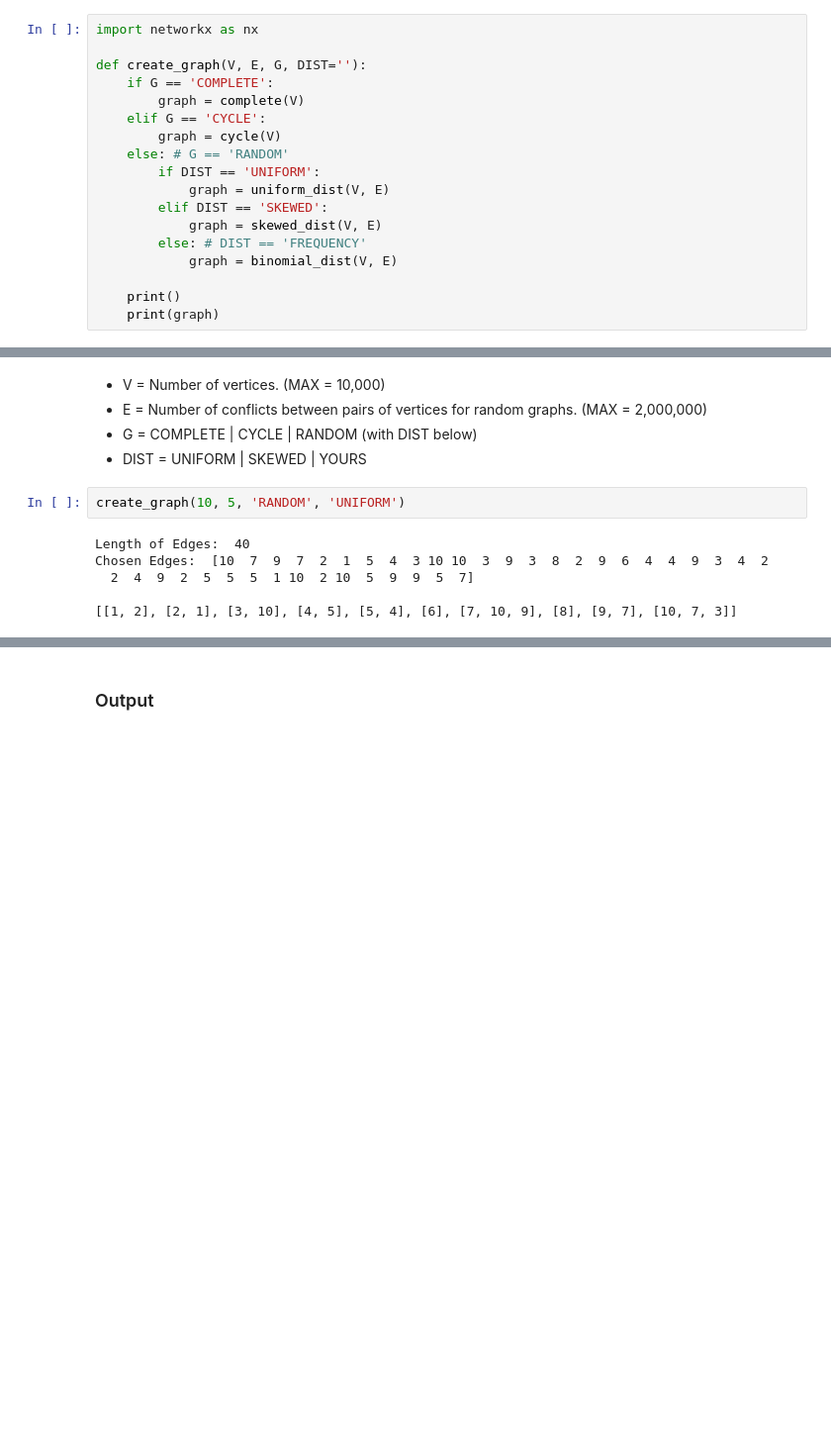
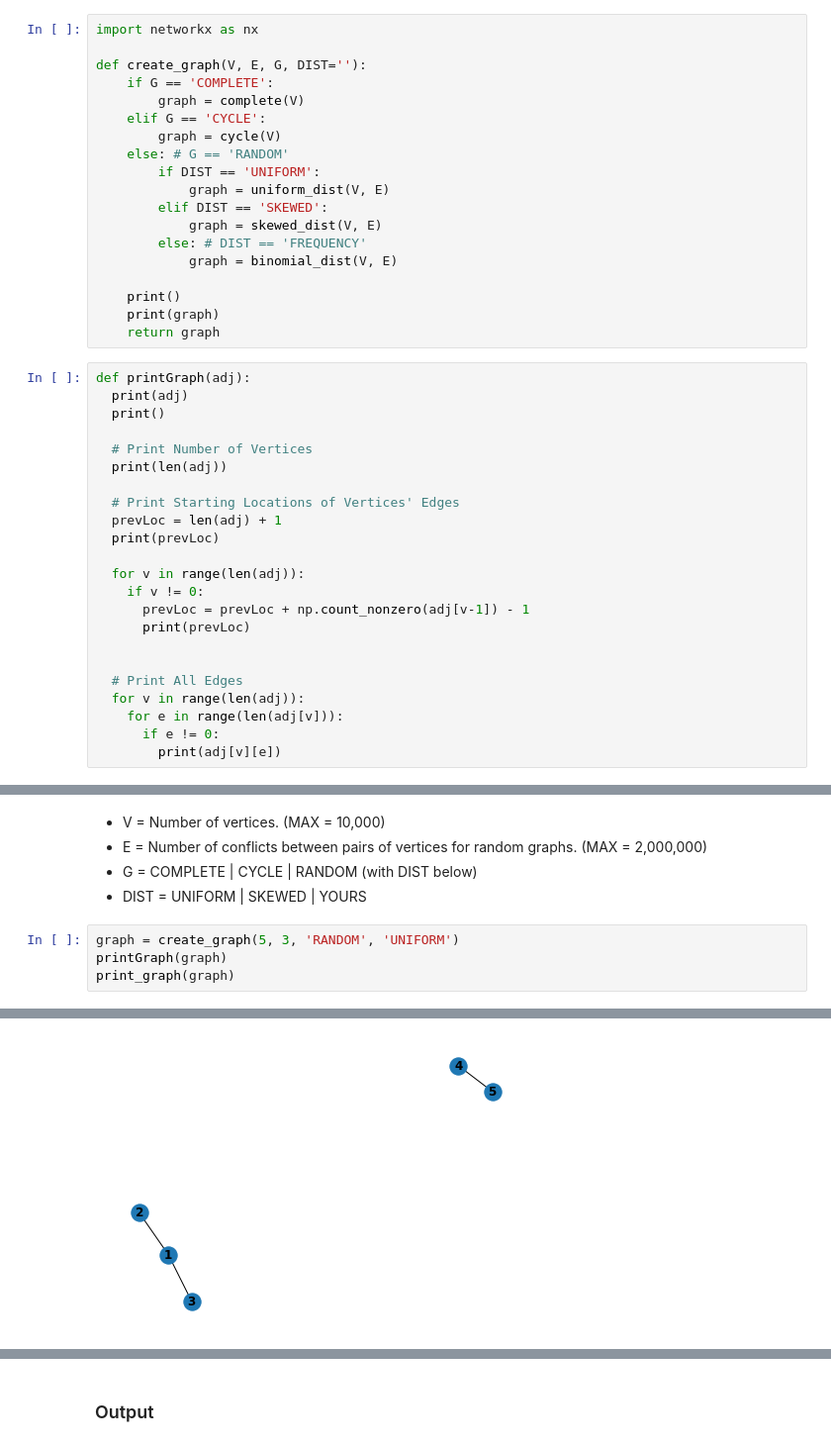
Before and after one commit to diogo-fae/Graph-Coloring-Analysis, a Jupyter notebook: Graph-Coloring.ipynb, the cells around one changed output, grey strips where cells are left out. Shown at 99% size. Saved outputs shown, nothing was run; the diff lists cells and outputs as text; blank space fills up the shorter version.

```diff
--- a/Graph-Coloring.ipynb
+++ b/Graph-Coloring.ipynb
@@ -266,6 +268,30 @@ def create_graph(V, E, G, DIST=''):
 
     print()
     print(graph)
+    return graph
+# %%
+def printGraph(adj):
+  print(adj)
+  print()
+
+  # Print Number of Vertices
+  print(len(adj))
+
+  # Print Starting Locations of Vertices' Edges
+  prevLoc = len(adj) + 1
+  print(prevLoc)
+
+  for v in range(len(adj)):
+    if v != 0:
+      prevLoc = prevLoc + np.count_nonzero(adj[v-1]) - 1
+      print(prevLoc)
+
+
+  # Print All Edges
+  for v in range(len(adj)):
+    for e in range(len(adj[v])):
+      if e != 0:
+        print(adj[v][e])
 # %% [markdown]
 ### Input
 # %% [markdown]
@@ -273,11 +299,8 @@ def create_graph(V, E, G, DIST=''):
 * E = Number of conflicts between pairs of vertices for random graphs. (MAX = 2,000,000)
 * G = COMPLETE | CYCLE | RANDOM (with DIST below)
 * DIST = UNIFORM | SKEWED | YOURS
-# %%
-create_graph(10, 5, 'RANDOM', 'UNIFORM')
-# %% [output]
-Length of Edges:  40
-Chosen Edges:  [10  7  9  7  2  1  5  4  3 10 10  3  9  3  8  2  9  6  4  4  9  3  4  2
-  2  4  9  2  5  5  5  1 10  2 10  5  9  9  5  7]
-
-[[1, 2], [2, 1], [3, 10], [4, 5], [5, 4], [6], [7, 10, 9], [8], [9, 7], [10, 7, 3]]
+# %%
+graph = create_graph(5, 3, 'RANDOM', 'UNIFORM')
+printGraph(graph)
+print_graph(graph)
+# %% [output]
@@ -283,0 +325 @@ Chosen Edges:  [10  7  9  7  2  1  5  4  3 10 10  3  9  3  8  2  9  6  4  4  9
+[figure, added]
```
Also changed, not shown: parts of 13 cells of this notebook.
